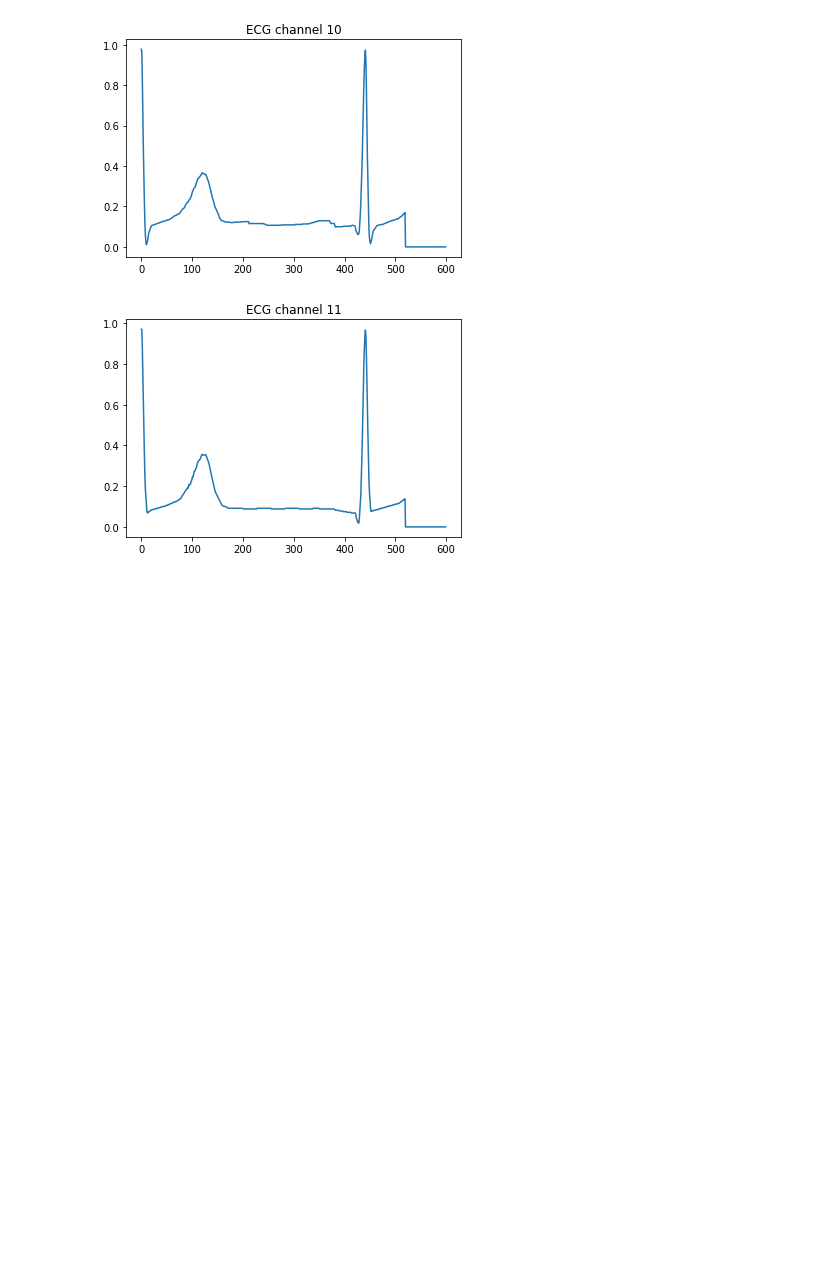
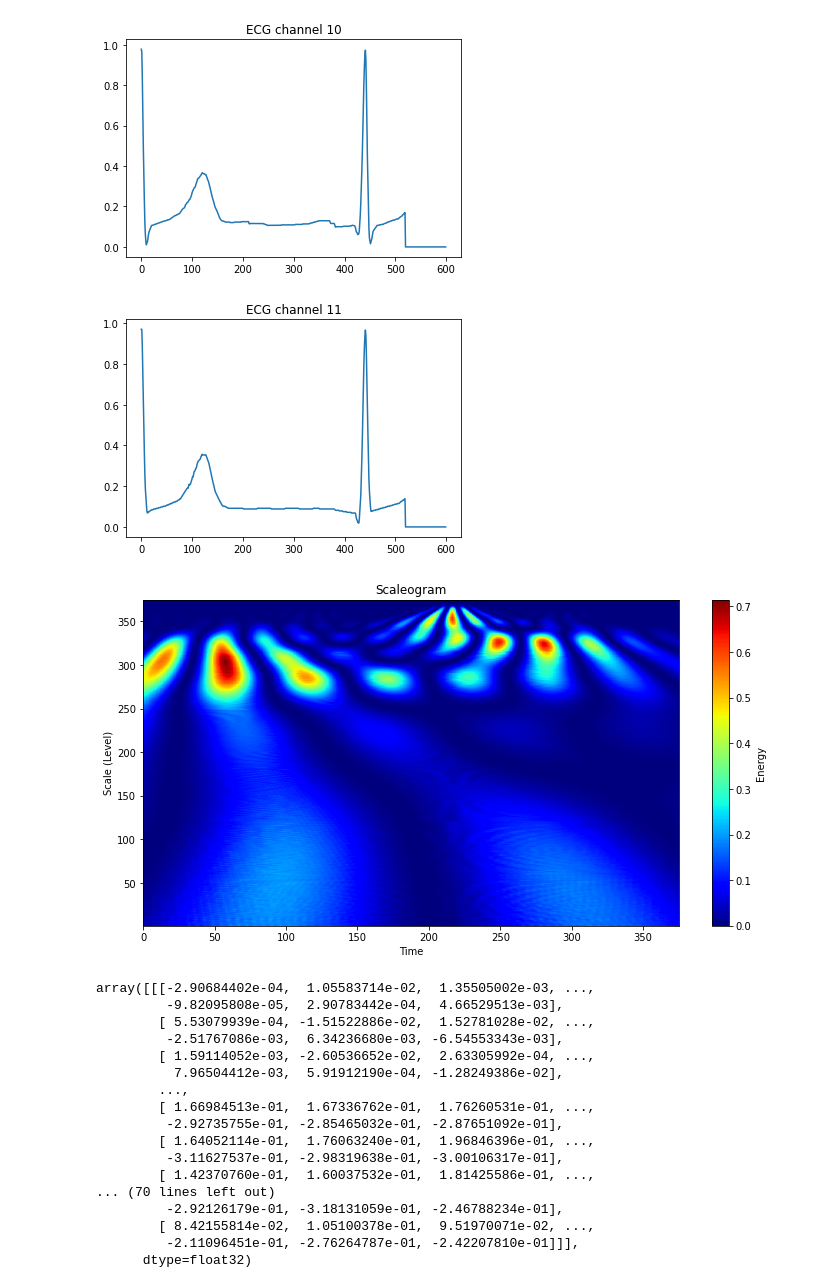
Before and after one commit to boldirev-as/AIIJC-medtech23, a Jupyter notebook: transforming.ipynb, the cells around one changed output. Saved outputs shown, nothing was run; the diff lists cells and outputs as text; code cells hidden in the pictures; blank space fills up the shorter version.

```diff
--- a/transforming.ipynb
+++ b/transforming.ipynb
@@ -383,4 +402,26 @@ class Transformator():
         print("train percentage:",len(train_annotations) / len(annotations))
         print("VALIDATION", val_annotations["myocard"].value_counts(normalize=True))
         print("TTRAIN", train_annotations["myocard"].value_counts(normalize=True))
+# %%
+from transforming_wavelets import pipeline
+pipeline('00009_hr', prefix="./train/", segment_num=1, test=True)
+# %% [output]
+[figure, added]
+array([[[-2.90684402e-04,  1.05583714e-02,  1.35505002e-03, ...,
+         -9.82095808e-05,  2.90783442e-04,  4.66529513e-03],
+        [ 5.53079939e-04, -1.51522886e-02,  1.52781028e-02, ...,
+         -2.51767086e-03,  6.34236680e-03, -6.54553343e-03],
+        [ 1.59114052e-03, -2.60536652e-02,  2.63305992e-04, ...,
+          7.96504412e-03,  5.91912190e-04, -1.28249386e-02],
+        ...,
+        [ 1.66984513e-01,  1.67336762e-01,  1.76260531e-01, ...,
+         -2.92735755e-01, -2.85465032e-01, -2.87651092e-01],
+        [ 1.64052114e-01,  1.76063240e-01,  1.96846396e-01, ...,
+         -3.11627537e-01, -2.98319638e-01, -3.00106317e-01],
+        [ 1.42370760e-01,  1.60037532e-01,  1.81425586e-01, ...,
+... (70 lines left out)
+         -2.92126179e-01, -3.18131059e-01, -2.46788234e-01],
+        [ 8.42155814e-02,  1.05100378e-01,  9.51970071e-02, ...,
+         -2.11096451e-01, -2.76264787e-01, -2.42207810e-01]]],
+      dtype=float32)
 # %%
```
Also changed, not shown: parts of 7 cells of this notebook, 9 other files.
